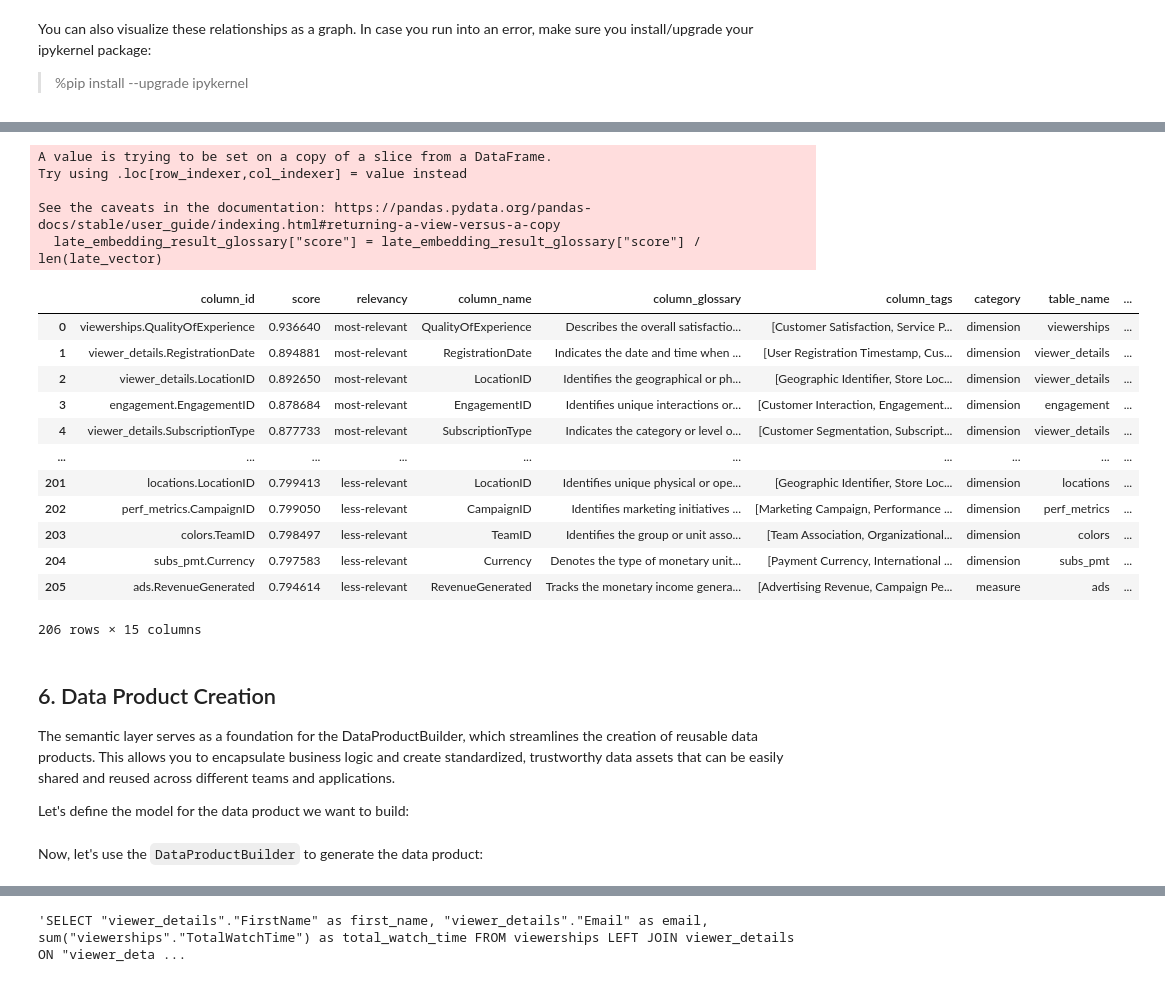
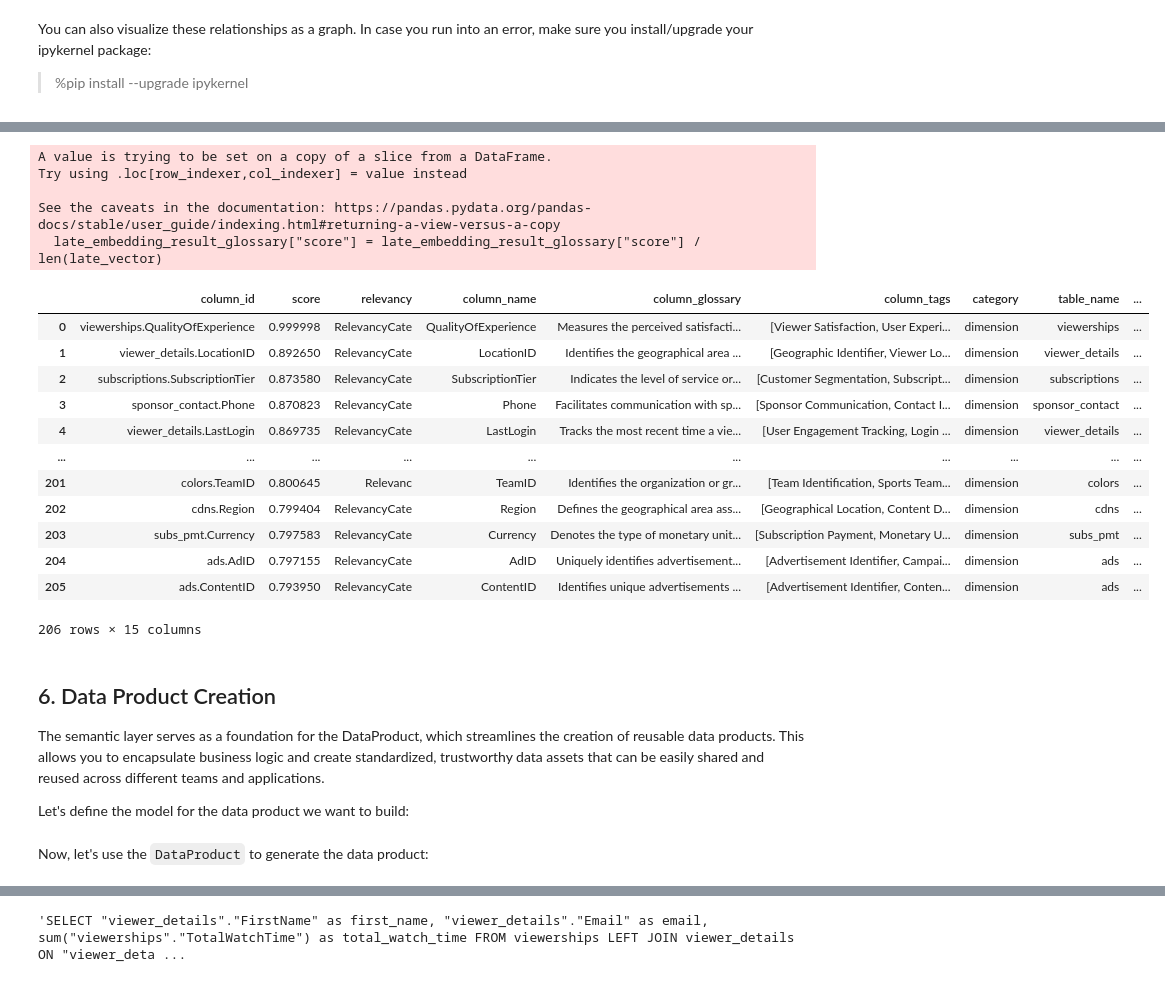
Before and after one commit to Intugle/data-tools, a Jupyter notebook: notebooks/quickstart_sports_media.ipynb, the cells around one changed output, grey strips where cells are left out. Cells and saved outputs as stored; diff of their text form; code cells hidden in the pictures.

```diff
--- a/notebooks/quickstart_sports_media.ipynb
+++ b/notebooks/quickstart_sports_media.ipynb
@@ -81,7 +83,7 @@ Let's start by defining the datasets we want to use. The path shown below can be
 def generate_config(table_name: str) -> str:
     """Append the base URL to the table name."""
     return {
-        "path": f"https://raw.githubusercontent.com/Intugle/data-tools/refs/heads/main/sample_data/sports_media/{table_name}.csv",
+        "path": f"./sample_data/sports_media/{table_name}.csv",
         "type": "csv",
     }
 
@@ -135,11 +137,11 @@ Now, let's use the `KnowledgeBuilder` to build our semantic layer:
 
 > The `domain` parameter helps the LLM generate a more contextual business glossary. It specifies the industry domain that the dataset belongs to (e.g., "Healthcare", "Finance", "E-commerce").
 # %%
-from intugle import KnowledgeBuilder
+from intugle import SemanticModel
 
-# Initialize the knowledge builder
-kb = KnowledgeBuilder(datasets, domain="Fast Moving Consumer Goods")
+# Initialize the semantic model
+sm = SemanticModel(datasets, domain="Sports Media Company")
 
 # Run the prediction
-kb.build()
+sm.build()
 # %% [output]
@@ -289,32 +262,32 @@ Once you have built the knowledge base, you can use the `search` method to perfo
 # %%
 # Perform a semantic search
-search_results = kb.search("viewer satisfaction")
+search_results = sm.search("viewer satisfaction")
 
 # View the search results
 search_results
 # %% [output]
 A value is trying to be set on a copy of a slice from a DataFrame.
 Try using .loc[row_indexer,col_indexer] = value instead
 
 See the caveats in the documentation: https://pandas.pydata.org/pandas-docs/stable/user_guide/indexing.html#returning-a-view-versus-a-copy
   late_embedding_result_glossary["score"] = late_embedding_result_glossary["score"] / len(late_vector)
 |  | column_id | score | relevancy | column_name | column_glossary | column_tags | category | table_name | ... |
-| 0 | viewerships.QualityOfExperience | 0.936640 | most-relevant | QualityOfExperience | Describes the overall satisfactio... | [Customer Satisfaction, Service P... | dimension | viewerships | ... |
-| 1 | viewer_details.RegistrationDate | 0.894881 | most-relevant | RegistrationDate | Indicates the date and time when ... | [User Registration Timestamp, Cus... | dimension | viewer_details | ... |
-| 2 | viewer_details.LocationID | 0.892650 | most-relevant | LocationID | Identifies the geographical or ph... | [Geographic Identifier, Store Loc... | dimension | viewer_details | ... |
-| 3 | engagement.EngagementID | 0.878684 | most-relevant | EngagementID | Identifies unique interactions or... | [Customer Interaction, Engagement... | dimension | engagement | ... |
-| 4 | viewer_details.SubscriptionType | 0.877733 | most-relevant | SubscriptionType | Indicates the category or level o... | [Customer Segmentation, Subscript... | dimension | viewer_details | ... |
+| 0 | viewerships.QualityOfExperience | 0.999998 | RelevancyCate | QualityOfExperience | Measures the perceived satisfacti... | [Viewer Satisfaction, User Experi... | dimension | viewerships | ... |
+| 1 | viewer_details.LocationID | 0.892650 | RelevancyCate | LocationID | Identifies the geographical area ... | [Geographic Identifier, Viewer Lo... | dimension | viewer_details | ... |
+| 2 | subscriptions.SubscriptionTier | 0.873580 | RelevancyCate | SubscriptionTier | Indicates the level of service or... | [Customer Segmentation, Subscript... | dimension | subscriptions | ... |
+| 3 | sponsor_contact.Phone | 0.870823 | RelevancyCate | Phone | Facilitates communication with sp... | [Sponsor Communication, Contact I... | dimension | sponsor_contact | ... |
+| 4 | viewer_details.LastLogin | 0.869735 | RelevancyCate | LastLogin | Tracks the most recent time a vie... | [User Engagement Tracking, Login ... | dimension | viewer_details | ... |
 | ... | ... | ... | ... | ... | ... | ... | ... | ... | ... |
-| 201 | locations.LocationID | 0.799413 | less-relevant | LocationID | Identifies unique physical or ope... | [Geographic Identifier, Store Loc... | dimension | locations | ... |
-| 202 | perf_metrics.CampaignID | 0.799050 | less-relevant | CampaignID | Identifies marketing initiatives ... | [Marketing Campaign, Performance ... | dimension | perf_metrics | ... |
-| 203 | colors.TeamID | 0.798497 | less-relevant | TeamID | Identifies the group or unit asso... | [Team Association, Organizational... | dimension | colors | ... |
-| 204 | subs_pmt.Currency | 0.797583 | less-relevant | Currency | Denotes the type of monetary unit... | [Payment Currency, International ... | dimension | subs_pmt | ... |
-| 205 | ads.RevenueGenerated | 0.794614 | less-relevant | RevenueGenerated | Tracks the monetary income genera... | [Advertising Revenue, Campaign Pe... | measure | ads | ... |
+| 201 | colors.TeamID | 0.800645 | Relevanc | TeamID | Identifies the organization or gr... | [Team Identification, Sports Team... | dimension | colors | ... |
+| 202 | cdns.Region | 0.799404 | RelevancyCate | Region | Defines the geographical area ass... | [Geographical Location, Content D... | dimension | cdns | ... |
+| 203 | subs_pmt.Currency | 0.797583 | RelevancyCate | Currency | Denotes the type of monetary unit... | [Subscription Payment, Monetary U... | dimension | subs_pmt | ... |
+| 204 | ads.AdID | 0.797155 | RelevancyCate | AdID | Uniquely identifies advertisement... | [Advertisement Identifier, Campai... | dimension | ads | ... |
+| 205 | ads.ContentID | 0.793950 | RelevancyCate | ContentID | Identifies unique advertisements ... | [Advertisement Identifier, Conten... | dimension | ads | ... |
 206 rows × 15 columns
 # %% [markdown]
 ## 6. Data Product Creation
 
-The semantic layer serves as a foundation for the DataProductBuilder, which streamlines the creation of reusable data products. This allows you
+The semantic layer serves as a foundation for the DataProduct, which streamlines the creation of reusable data products. This allows you
 to encapsulate business logic and create standardized, trustworthy data assets that can be easily shared and reused across different teams and
 applications.
 
@@ -351,5 +324,5 @@ data_product_config = \
      }
    }
 # %% [markdown]
-Now, let's use the `DataProductBuilder` to generate the data product:
+Now, let's use the `DataProduct` to generate the data product:
 # %%
```
Also changed, not shown: parts of 14 cells of this notebook, 6 other files.
